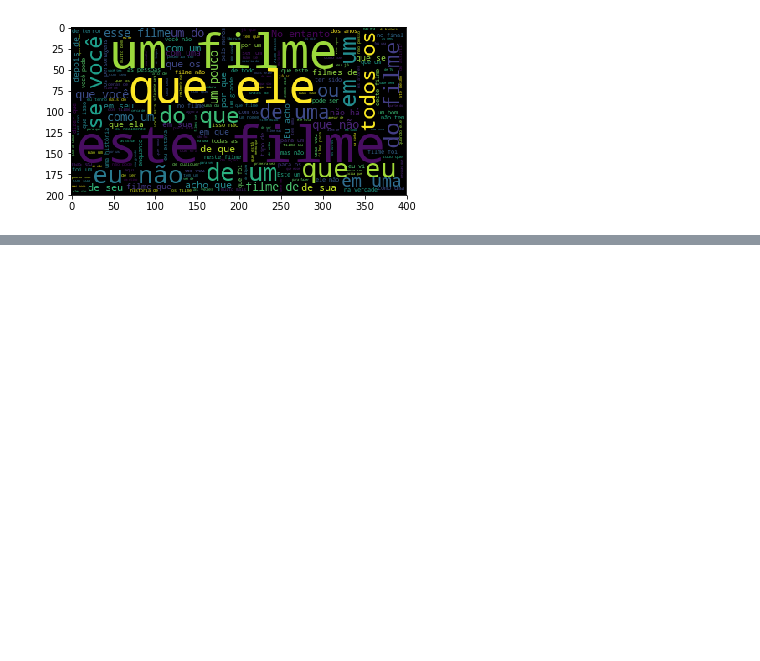
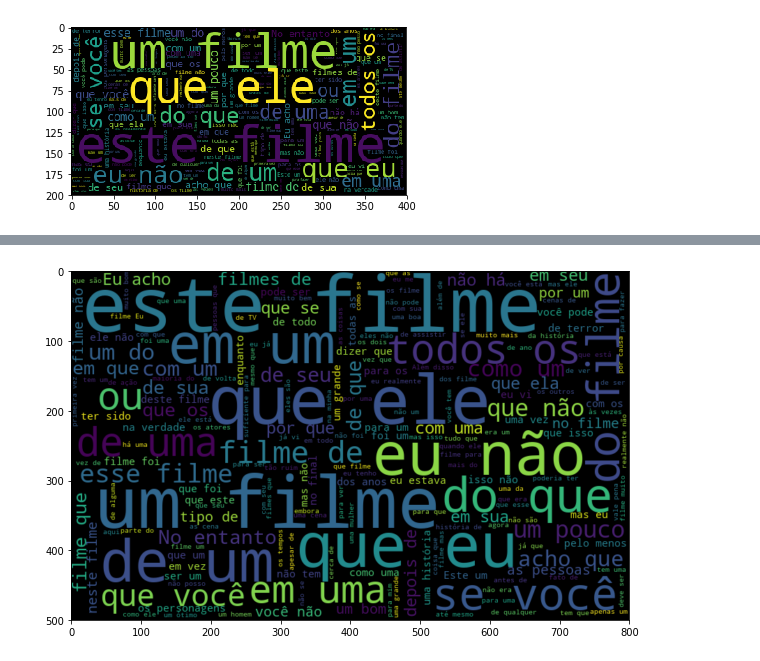
Before and after one commit to lsandrade/alura-ml, a Jupyter notebook: NLP.ipynb, the cells around one changed output, grey strips where cells are left out. Cells and saved outputs as stored; diff of their text form; code cells hidden in the pictures; blank space fills up the shorter version.

```diff
--- a/NLP.ipynb
+++ b/NLP.ipynb
@@ -177,0 +188,6 @@ plt.show()
+# %%
+plt.figure(figsize=(10,7))
+plt.imshow(nuvem_palavras, interpolation='bilinear')
+plt.show()
+# %% [output]
+[figure, added]
```
Also changed, not shown: parts of 2 cells of this notebook.
